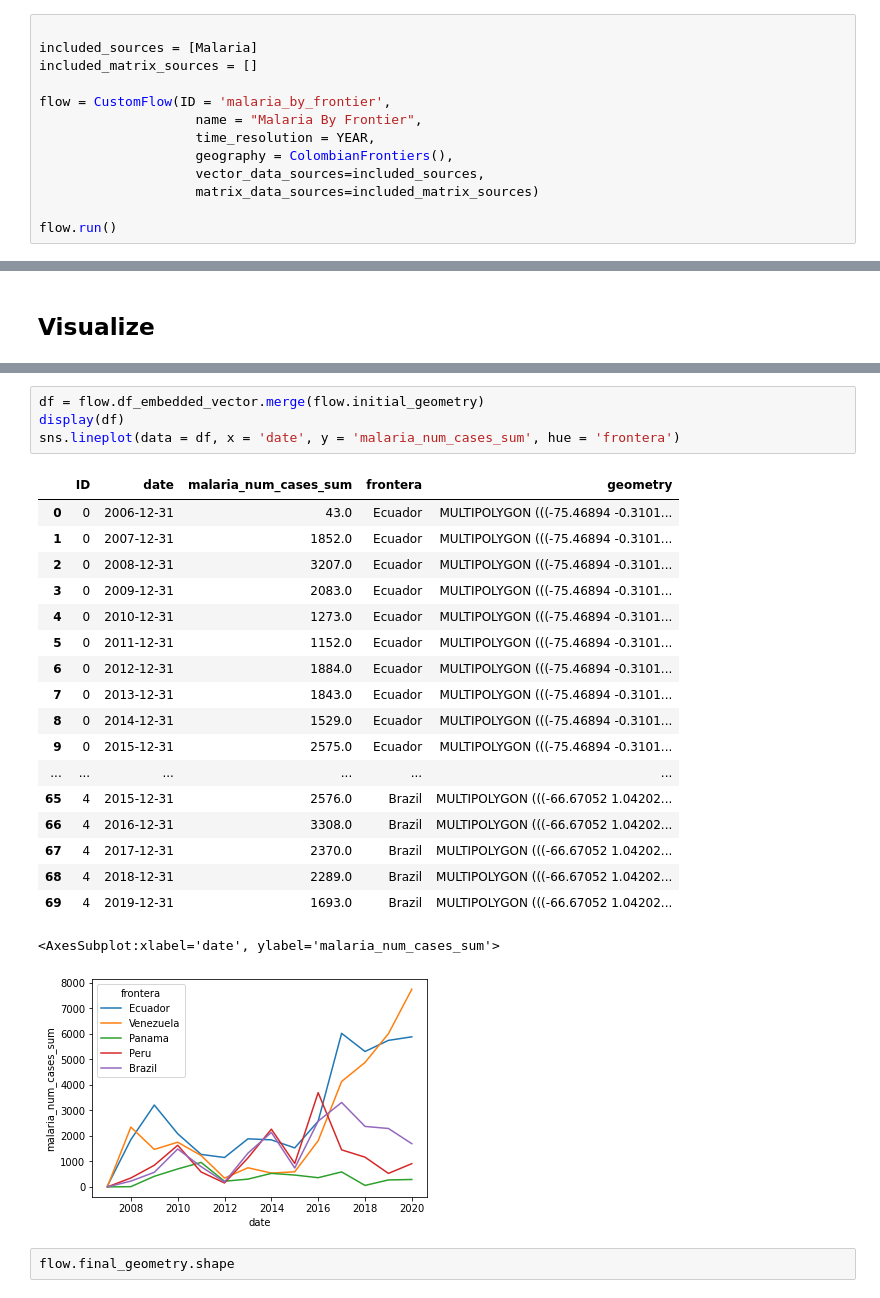
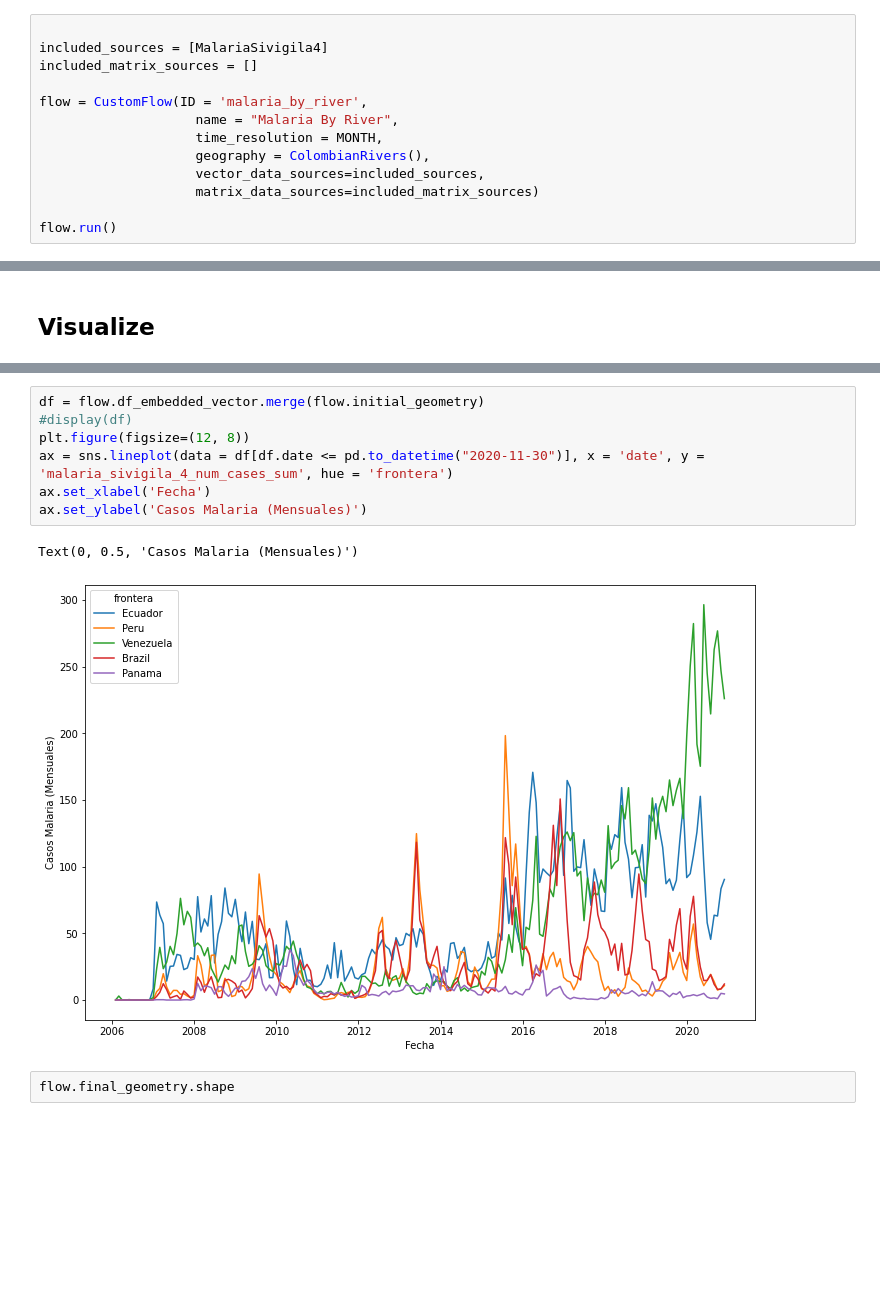
Before and after one commit to Data-Lama/pathogen_study_regions_generator, a Jupyter notebook: results/Rivers.ipynb, the cells around one changed output, grey strips where cells are left out. Cells and saved outputs as stored; diff of their text form; blank space fills up the shorter version.

```diff
--- a/results/Rivers.ipynb
+++ b/results/Rivers.ipynb
@@ -52,13 +53,13 @@ pd.set_option('display.max_rows', 100)
 ## 1. Compute Malaria
 # %%
 
-included_sources = [Malaria]
+included_sources = [MalariaSivigila4]
 included_matrix_sources = []
 
-flow = CustomFlow(ID = 'malaria_by_frontier',
-                    name = "Malaria By Frontier",
-                    time_resolution = YEAR,
-                    geography = ColombianFrontiers(),
+flow = CustomFlow(ID = 'malaria_by_river',
+                    name = "Malaria By River",
+                    time_resolution = MONTH,
+                    geography = ColombianRivers(),
                     vector_data_sources=included_sources,
                     matrix_data_sources=included_matrix_sources)
 
@@ -86,27 +142,13 @@ flow.run()
 # %%
 df = flow.df_embedded_vector.merge(flow.initial_geometry)
-display(df)
-sns.lineplot(data = df, x = 'date', y = 'malaria_num_cases_sum', hue = 'frontera')
+#display(df)
+plt.figure(figsize=(12, 8))
+ax = sns.lineplot(data = df[df.date <= pd.to_datetime("2020-11-30")], x = 'date', y = 'malaria_sivigila_4_num_cases_sum', hue = 'frontera')
+ax.set_xlabel('Fecha')
+ax.set_ylabel('Casos Malaria (Mensuales)')
 # %% [output]
-|  | ID | date | malaria_num_cases_sum | frontera | geometry |
-| 0 | 0 | 2006-12-31 | 43.0 | Ecuador | MULTIPOLYGON (((-75.46894 -0.3101... |
-| 1 | 0 | 2007-12-31 | 1852.0 | Ecuador | MULTIPOLYGON (((-75.46894 -0.3101... |
-| 2 | 0 | 2008-12-31 | 3207.0 | Ecuador | MULTIPOLYGON (((-75.46894 -0.3101... |
-| 3 | 0 | 2009-12-31 | 2083.0 | Ecuador | MULTIPOLYGON (((-75.46894 -0.3101... |
-| 4 | 0 | 2010-12-31 | 1273.0 | Ecuador | MULTIPOLYGON (((-75.46894 -0.3101... |
-| 5 | 0 | 2011-12-31 | 1152.0 | Ecuador | MULTIPOLYGON (((-75.46894 -0.3101... |
-| 6 | 0 | 2012-12-31 | 1884.0 | Ecuador | MULTIPOLYGON (((-75.46894 -0.3101... |
-| 7 | 0 | 2013-12-31 | 1843.0 | Ecuador | MULTIPOLYGON (((-75.46894 -0.3101... |
-| 8 | 0 | 2014-12-31 | 1529.0 | Ecuador | MULTIPOLYGON (((-75.46894 -0.3101... |
-| 9 | 0 | 2015-12-31 | 2575.0 | Ecuador | MULTIPOLYGON (((-75.46894 -0.3101... |
-| ... | ... | ... | ... | ... | ... |
-| 65 | 4 | 2015-12-31 | 2576.0 | Brazil | MULTIPOLYGON (((-66.67052 1.04202... |
-| 66 | 4 | 2016-12-31 | 3308.0 | Brazil | MULTIPOLYGON (((-66.67052 1.04202... |
-| 67 | 4 | 2017-12-31 | 2370.0 | Brazil | MULTIPOLYGON (((-66.67052 1.04202... |
-| 68 | 4 | 2018-12-31 | 2289.0 | Brazil | MULTIPOLYGON (((-66.67052 1.04202... |
-| 69 | 4 | 2019-12-31 | 1693.0 | Brazil | MULTIPOLYGON (((-66.67052 1.04202... |
-<AxesSubplot:xlabel='date', ylabel='malaria_num_cases_sum'>
+Text(0, 0.5, 'Casos Malaria (Mensuales)')
-[figure, old version]
+[figure, new version]
 # %%
 flow.final_geometry.shape
 # %% [output]
```
Also changed, not shown: parts of 7 cells of this notebook, 2 other files.
